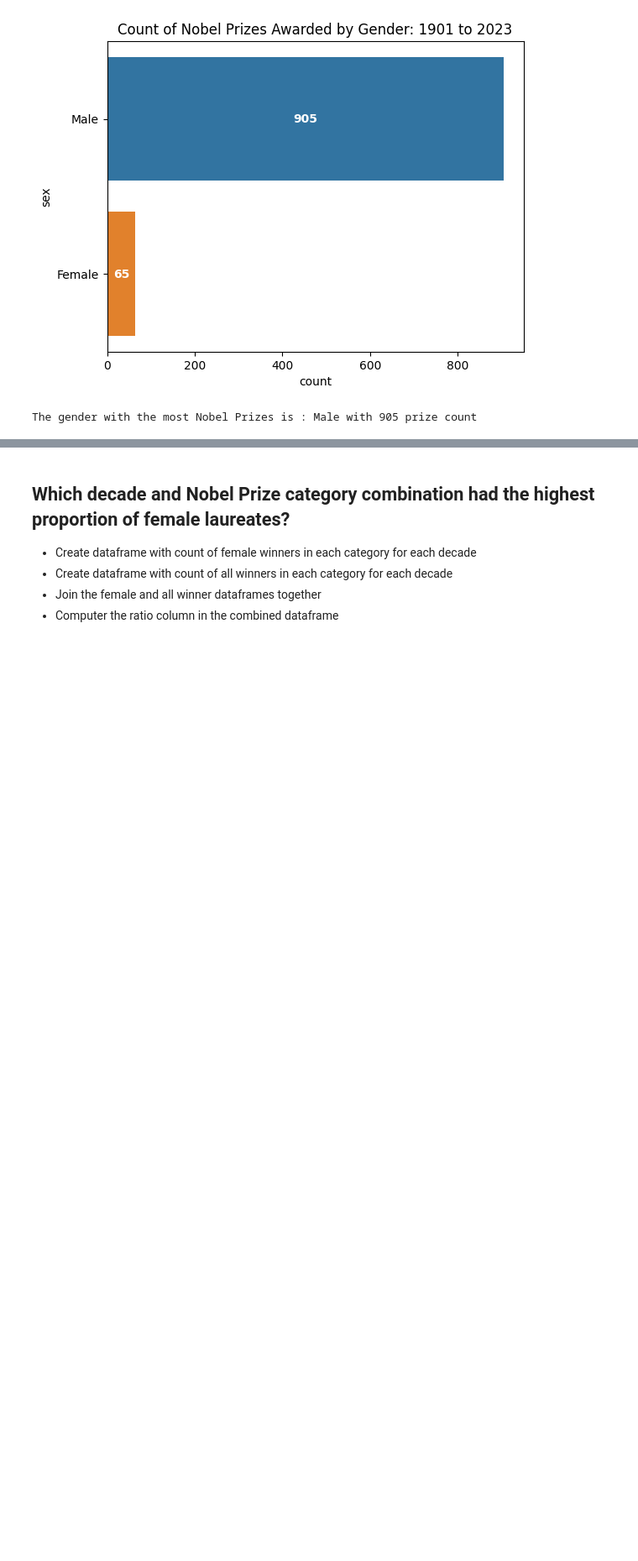
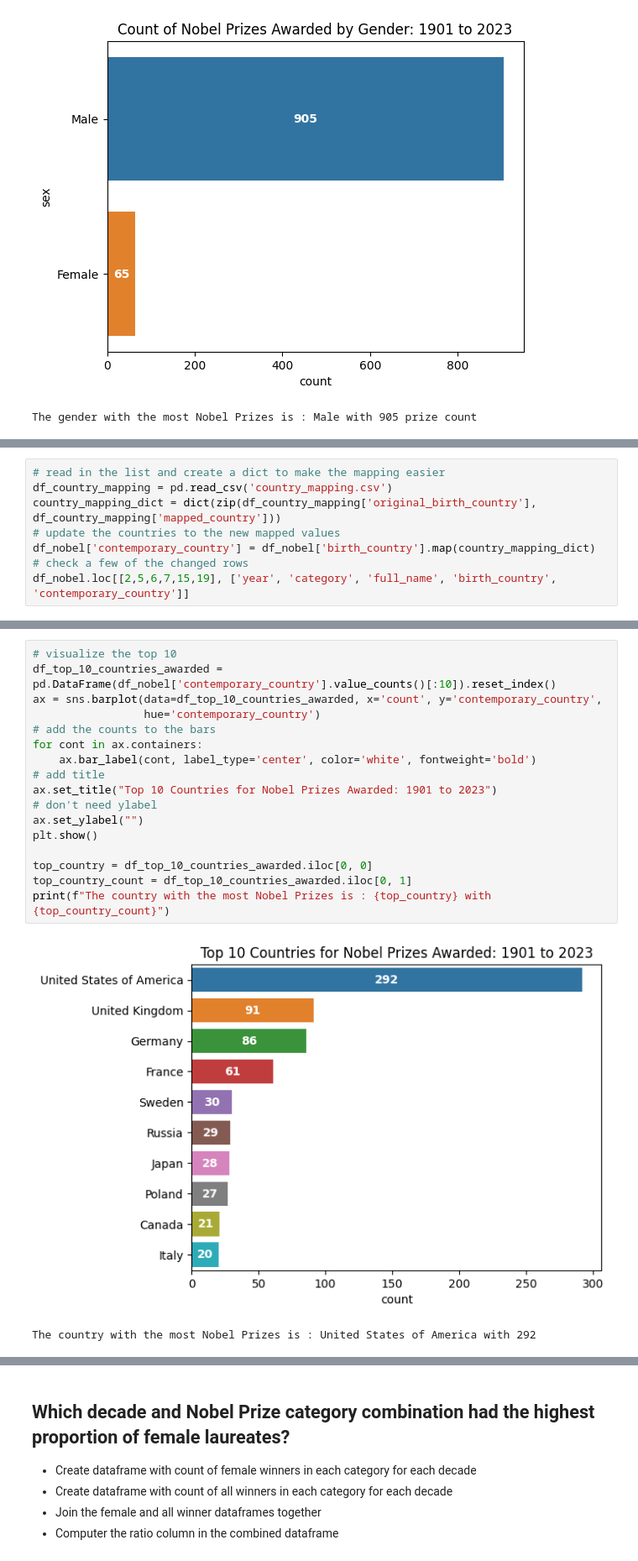
Before and after one commit to MichaelSzczepaniak/DSPortfolio, a Jupyter notebook: Nobel_Winners/NobelWinners.ipynb, the cells around one changed output, grey strips where cells are left out. Shown at 84% size. Drawn from its saved outputs; the diff is of its cells as text; blank space fills up the shorter version.

Commit message:
revise country mapping, rev notebook thru prop of us awards

```diff
--- a/Nobel_Winners/NobelWinners.ipynb
+++ b/Nobel_Winners/NobelWinners.ipynb
@@ -82,0 +80,8 @@ There are 129 birth countries listings before consolidation.
+# %%
+# read in the list and create a dict to make the mapping easier
+df_country_mapping = pd.read_csv('country_mapping.csv')
+country_mapping_dict = dict(zip(df_country_mapping['original_birth_country'], df_country_mapping['mapped_country']))
+# update the countries to the new mapped values
+df_nobel['contemporary_country'] = df_nobel['birth_country'].map(country_mapping_dict)
+# check a few of the changed rows
+df_nobel.loc[[2,5,6,7,15,19], ['year', 'category', 'full_name', 'birth_country', 'contemporary_country']]
@@ -83,2 +104,22 @@ There are 129 birth countries listings before consolidation.
+# %%
+# visualize the top 10
+df_top_10_countries_awarded = pd.DataFrame(df_nobel['contemporary_country'].value_counts()[:10]).reset_index()
+ax = sns.barplot(data=df_top_10_countries_awarded, x='count', y='contemporary_country',
+                 hue='contemporary_country')
+# add the counts to the bars
+for cont in ax.containers:
+    ax.bar_label(cont, label_type='center', color='white', fontweight='bold')
+# add title
+ax.set_title("Top 10 Countries for Nobel Prizes Awarded: 1901 to 2023")
+# don't need ylabel
+ax.set_ylabel("")
+plt.show()
+
+top_country = df_top_10_countries_awarded.iloc[0, 0]
+top_country_count = df_top_10_countries_awarded.iloc[0, 1]
+print(f"The country with the most Nobel Prizes is : {top_country} with {top_country_count}")
+# %% [output]
+[figure, added]
+The country with the most Nobel Prizes is : United States of America with 292
 # %% [markdown]
 ## Which decade had the highest ratio of US-born Nobel Prize winners to total winners in all categories?
```
Also changed, not shown: parts of 24 cells of this notebook, 1 other file.
